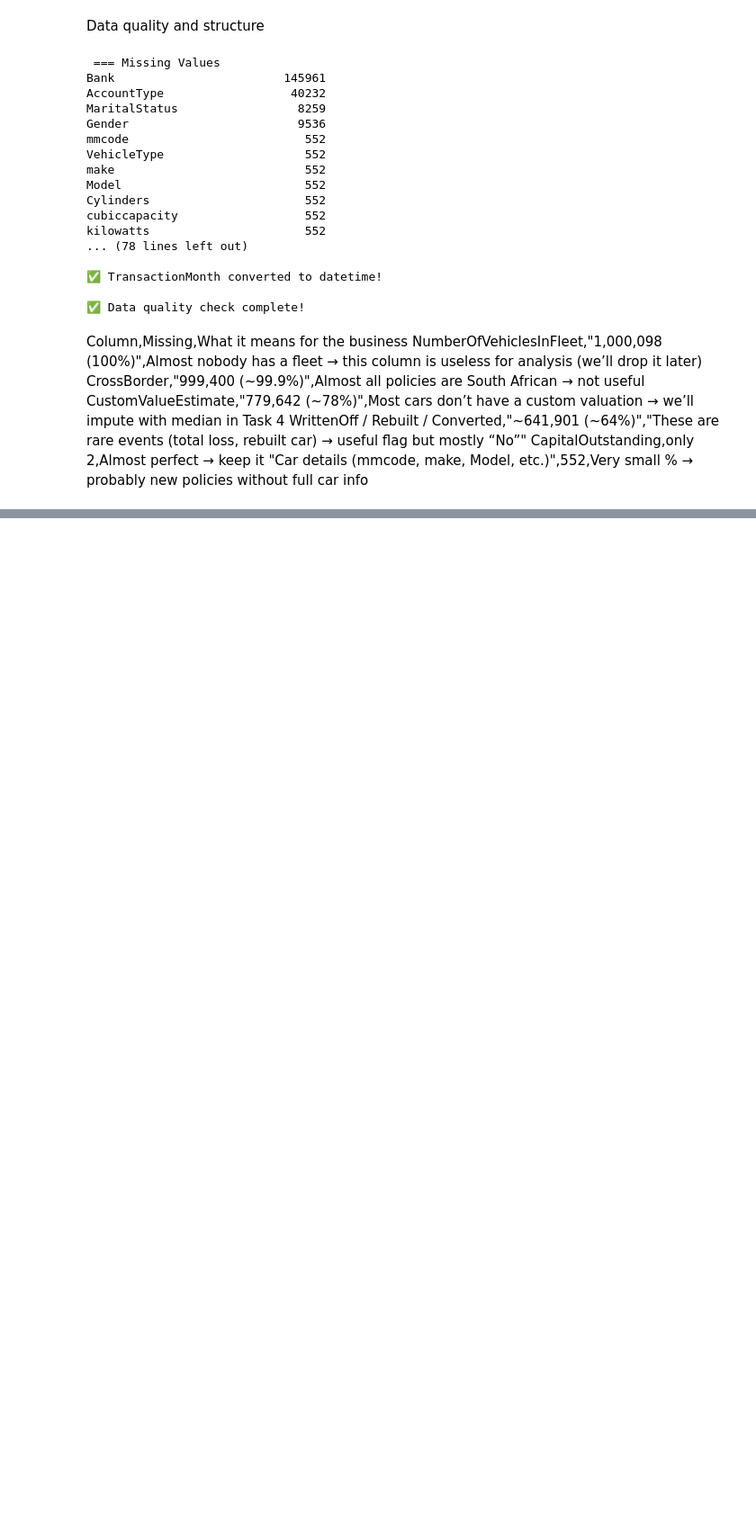
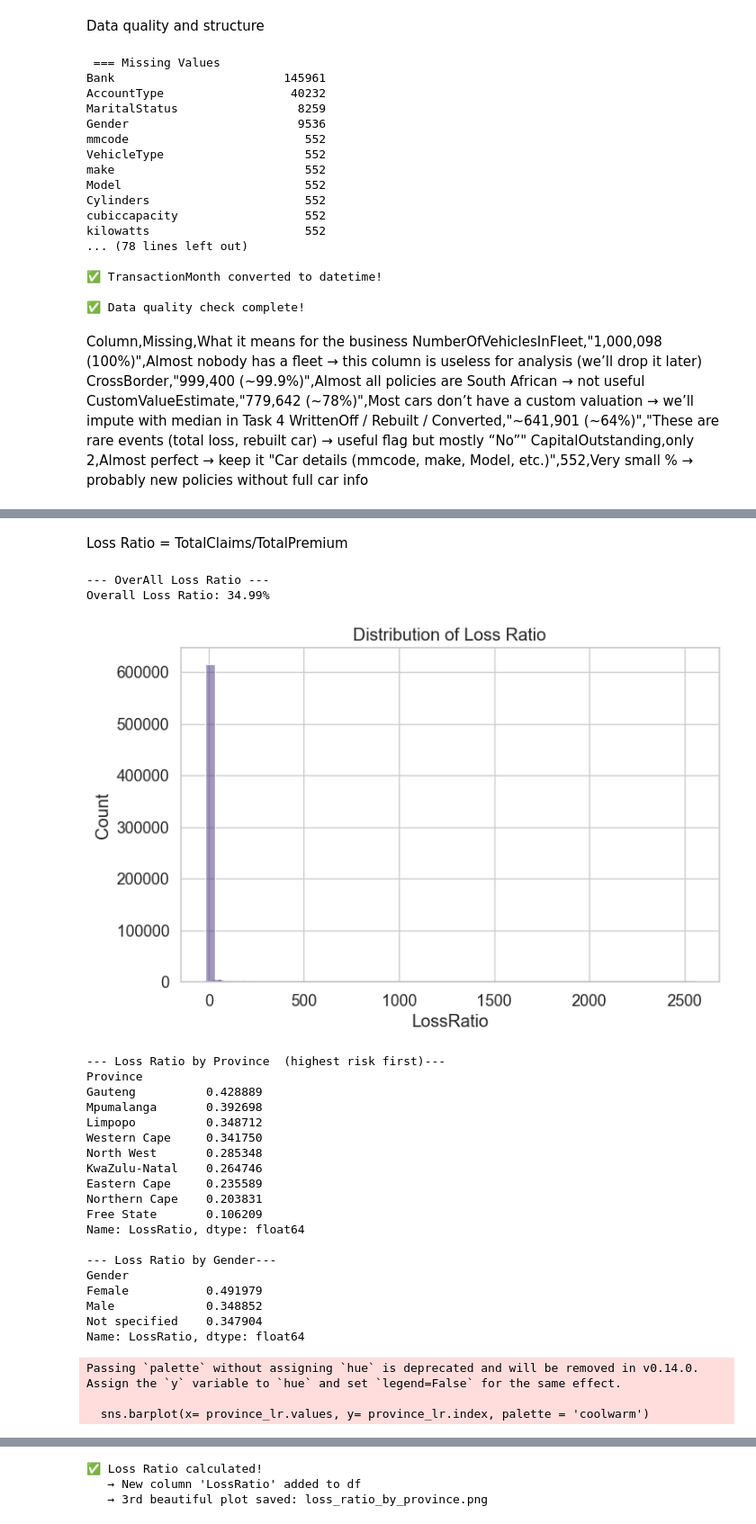
Before and after one commit to Beza-Oriyon/Insurance-risk-analytics, a Jupyter notebook: notebooks/task_1_eda.ipynb, the cells around one changed output, grey strips where cells are left out. Shown at 90% size. Drawn from its saved outputs; the diff is of its cells as text; code cells hidden in the pictures; blank space fills up the shorter version.

Commit message:
feat: calculated Loss Ratio + barplot by province

```diff
--- a/notebooks/task_1_eda.ipynb
+++ b/notebooks/task_1_eda.ipynb
@@ -149,0 +163,66 @@ Passing `palette` without assigning `hue` is deprecated and will be removed in v
+# %% [markdown]
+Loss Ratio = TotalClaims/TotalPremium
+# %%
+df['LossRatio']= df['TotalClaims']/df['TotalPremium'].replace(0, np.nan)
+
+print("--- OverAll Loss Ratio ---")
+overall_lr= df['LossRatio'].mean()*100
+print(f"Overall Loss Ratio: {overall_lr:.2f}%")
+
+plt.figure(figsize=(8,5))
+sns.histplot(df['LossRatio'].dropna(), bins=50, kde=True)
+plt.title('Distribution of Loss Ratio')
+plt.savefig('reports/figures/loss_ratio_distribution.png', dpi=300)
+plt.show()
+
+#By Province
+print("\n--- Loss Ratio by Province  (highest risk first)---")
+province_lr = df.groupby('Province')['LossRatio'].mean().sort_values(ascending = False)
+
+print(province_lr)
+
+#By Gender
+
+print("\n--- Loss Ratio by Gender---")
+gender_lr= df.groupby("Gender")['LossRatio'].mean().sort_values(ascending = False)
+print(gender_lr)
+
+
+# Lose Ratio by Province
+#
+plt.figure(figsize = (10,6))
+sns.barplot(x= province_lr.values, y= province_lr.index, palette = 'coolwarm')
+plt.title('Loss Ratio by Province (%) - Higher = Riskier for the company')
+plt.xlabel('Loss Ratio (%)')
+plt.savefig('reports/figures/loss_ratio_by_province.png', dpi=300)
+plt.show()
+
+print("\n✅ Loss Ratio calculated!")
+print("   → New column 'LossRatio' added to df")
+print("   → 3rd beautiful plot saved: loss_ratio_by_province.png")
+# %% [output]
+--- OverAll Loss Ratio ---
+Overall Loss Ratio: 34.99%
+[figure, added]
+--- Loss Ratio by Province  (highest risk first)---
+Province
+Gauteng          0.428889
+Mpumalanga       0.392698
+Limpopo          0.348712
+Western Cape     0.341750
+North West       0.285348
+KwaZulu-Natal    0.264746
+Eastern Cape     0.235589
+Northern Cape    0.203831
+Free State       0.106209
+Name: LossRatio, dtype: float64
+
+--- Loss Ratio by Gender---
+Gender
+Female           0.491979
+Male             0.348852
+Not specified    0.347904
+Name: LossRatio, dtype: float64
+Passing `palette` without assigning `hue` is deprecated and will be removed in v0.14.0. Assign the `y` variable to `hue` and set `legend=False` for the same effect.
+
+  sns.barplot(x= province_lr.values, y= province_lr.index, palette = 'coolwarm')
@@ -149,0 +230,3 @@ Passing `palette` without assigning `hue` is deprecated and will be removed in v
+✅ Loss Ratio calculated!
+   → New column 'LossRatio' added to df
+   → 3rd beautiful plot saved: loss_ratio_by_province.png
```
Also changed, not shown: parts of 4 cells of this notebook.
